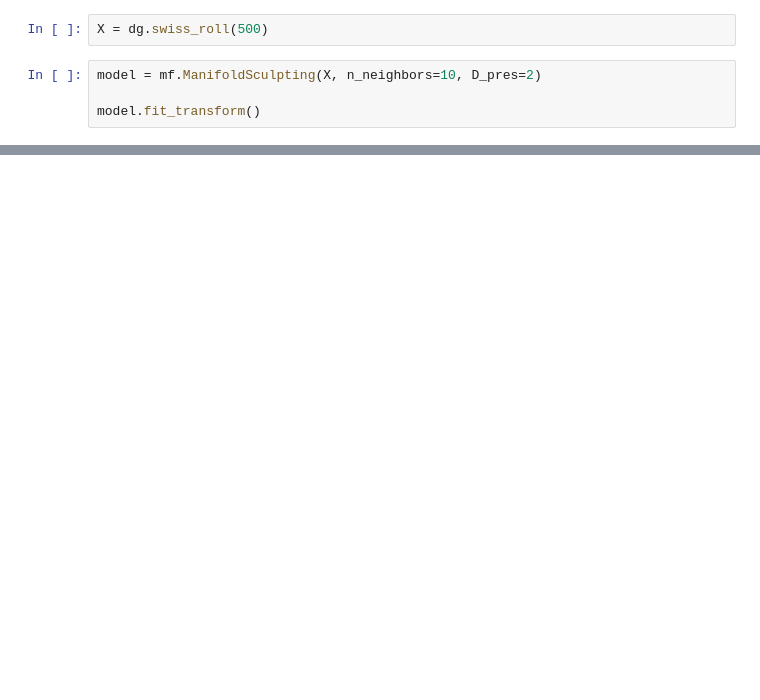
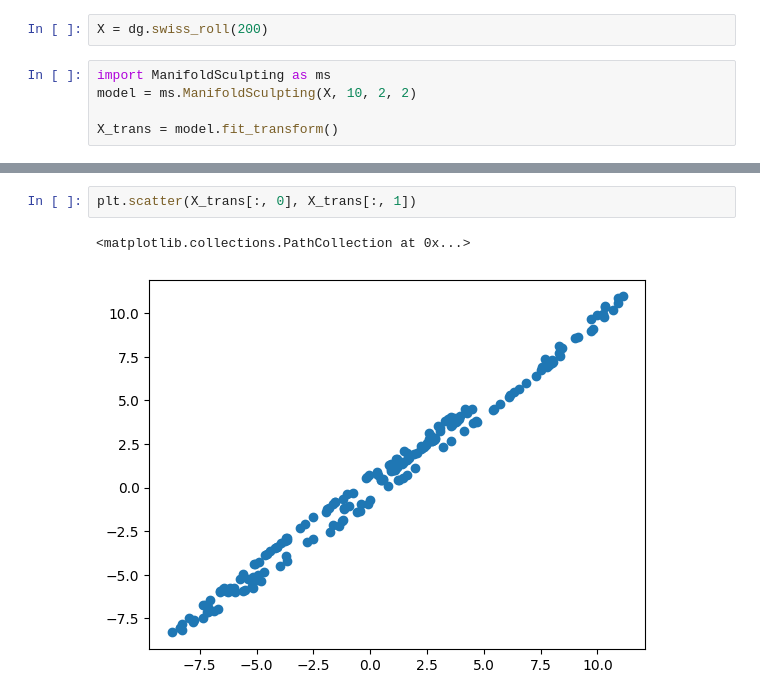
Before and after one commit to LisaDaVinchie/ManifoldSculpting, a Jupyter notebook: src/final_project.ipynb, the cells around one changed output, grey strips where cells are left out. Saved outputs shown, nothing was run; the diff lists cells and outputs as text; blank space fills up the shorter version.

```diff
--- a/src/final_project.ipynb
+++ b/src/final_project.ipynb
@@ -6,8 +5,9 @@ import my_functions as mf
 import dataset_generation as dg
 # %%
-X = dg.swiss_roll(500)
+X = dg.swiss_roll(200)
 # %%
-model = mf.ManifoldSculpting(X, n_neighbors=10, D_pres=2)
+import ManifoldSculpting as ms
+model = ms.ManifoldSculpting(X, 10, 2, 2)
 
-model.fit_transform()
+X_trans = model.fit_transform()
 # %% [output]
@@ -14,0 +31,5 @@ TypeError: ManifoldSculpting.__init__() missing 3 required positional arguments:
+# %%
+plt.scatter(X_trans[:, 0], X_trans[:, 1])
+# %% [output]
+<matplotlib.collections.PathCollection at 0x...>
+[figure, added]
```
Also changed, not shown: parts of 2 cells of this notebook, 1 other file.
